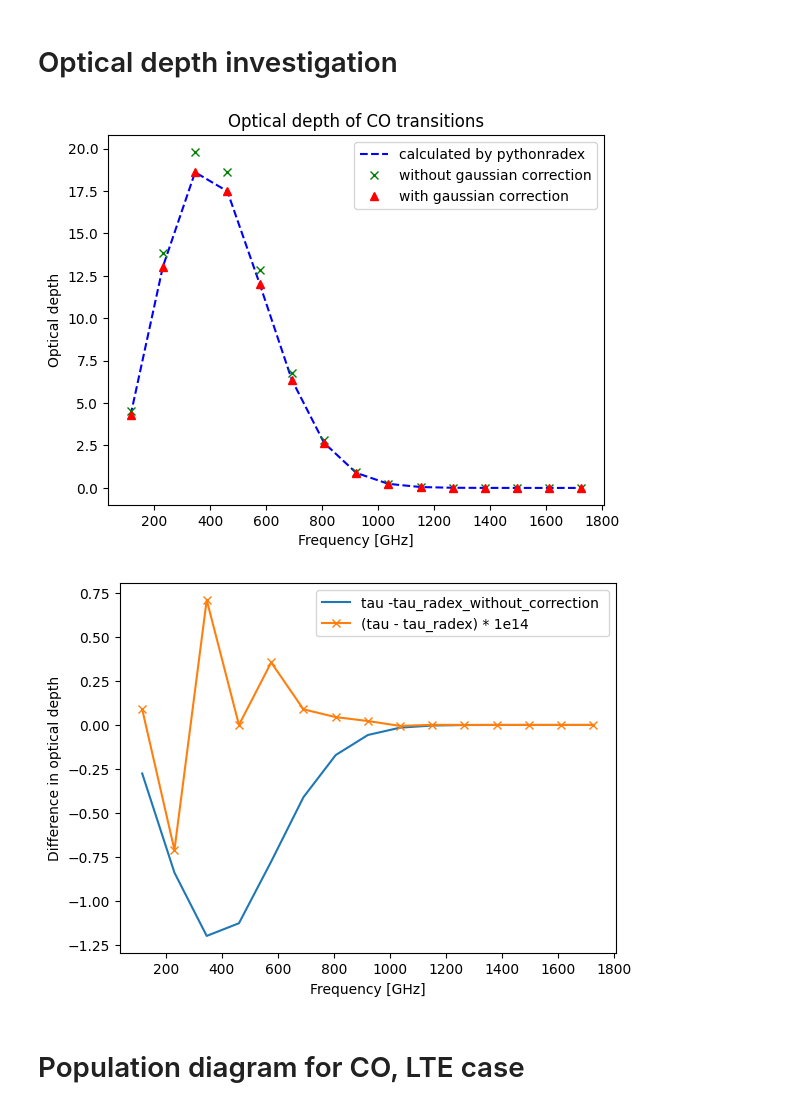
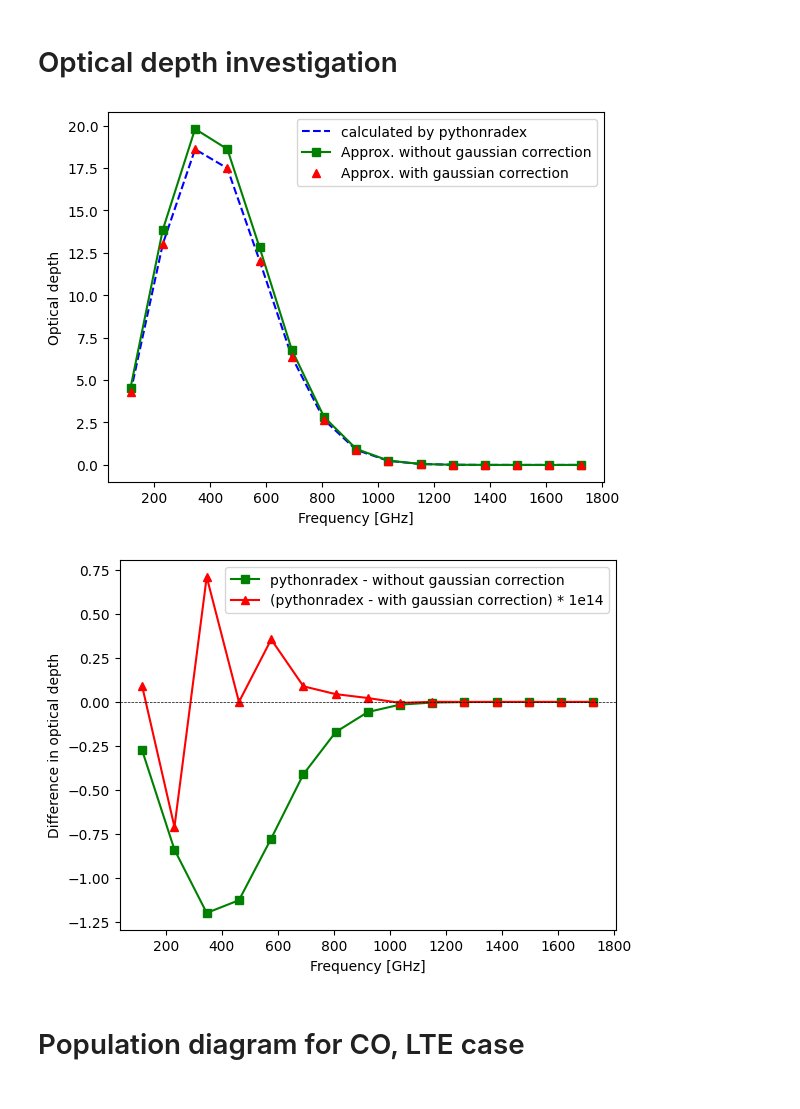
Before and after one commit to aleksej-rodano/phas0052_project, a Jupyter notebook: pythonradex_clean.ipynb, the cells around one changed output. Saved outputs shown, nothing was run; the diff lists cells and outputs as text; code cells hidden in the pictures.

Commit message:
changed plots in a format that will be added to report

```diff
--- a/pythonradex_clean.ipynb
+++ b/pythonradex_clean.ipynb
@@ -488,27 +489,30 @@ fluxCo = fluxCo[:NUM_TRANSITIONS]
 # Optical depth investigation
 # %%
 # plot the optical depth
-plt.title("Optical depth of CO transitions")
+# plt.title("Optical depth of CO transitions")
 plt.plot(nu0_arrayCo / constants.giga, tauCo, "--", label="calculated by pythonradex", color="blue")
-plt.plot(nu0_arrayCo / constants.giga, tau_radex_without_correction, "x", label="without gaussian correction", color="green")
-plt.plot(nu0_arrayCo / constants.giga, tau_radex, "^", label="with gaussian correction", color="red")
+plt.plot(nu0_arrayCo / constants.giga, tau_radex_without_correction, "s-", label="Approx. without gaussian correction", color="green")
+plt.plot(nu0_arrayCo / constants.giga, tau_radex, "^", label="Approx. with gaussian correction", color="red")
 
 plt.xlabel("Frequency [GHz]")
 plt.ylabel("Optical depth")
 plt.legend()
+plt.savefig("optical_depth_plot.png")
 plt.show()
 # %% [output]
-[figure, old version]
+[figure, new version]
 # %%
 # plot the difference between the two methods
-plt.plot(nu0_arrayCo / constants.giga, (tauCo - tau_radex_without_correction), label="tau -tau_radex_without_correction ")
-plt.plot(nu0_arrayCo / constants.giga, (tauCo - tau_radex) * 1e14, "x-", label="(tau - tau_radex) * 1e14")
+plt.plot(nu0_arrayCo / constants.giga, (tauCo - tau_radex_without_correction), "s-", color="g", label="pythonradex - without gaussian correction")
+plt.plot(nu0_arrayCo / constants.giga, (tauCo - tau_radex) * 1e14, "^-", label="(pythonradex - with gaussian correction) * 1e14", color="red")
+plt.axhline(0, color="black", linestyle="--", linewidth=0.5)  # Add a horizontal line at y=0
 plt.xlabel("Frequency [GHz]")
 plt.ylabel("Difference in optical depth")
 plt.legend()
+plt.savefig("optical_depth_plot_differences.png")
 plt.show()
 # %% [output]
-[figure, old version]
+[figure, new version]
 # %% [markdown]
 # Population diagram for CO, LTE case
 # %% [markdown]
```
Also changed, not shown: parts of 4 cells of this notebook, 5 other files.
